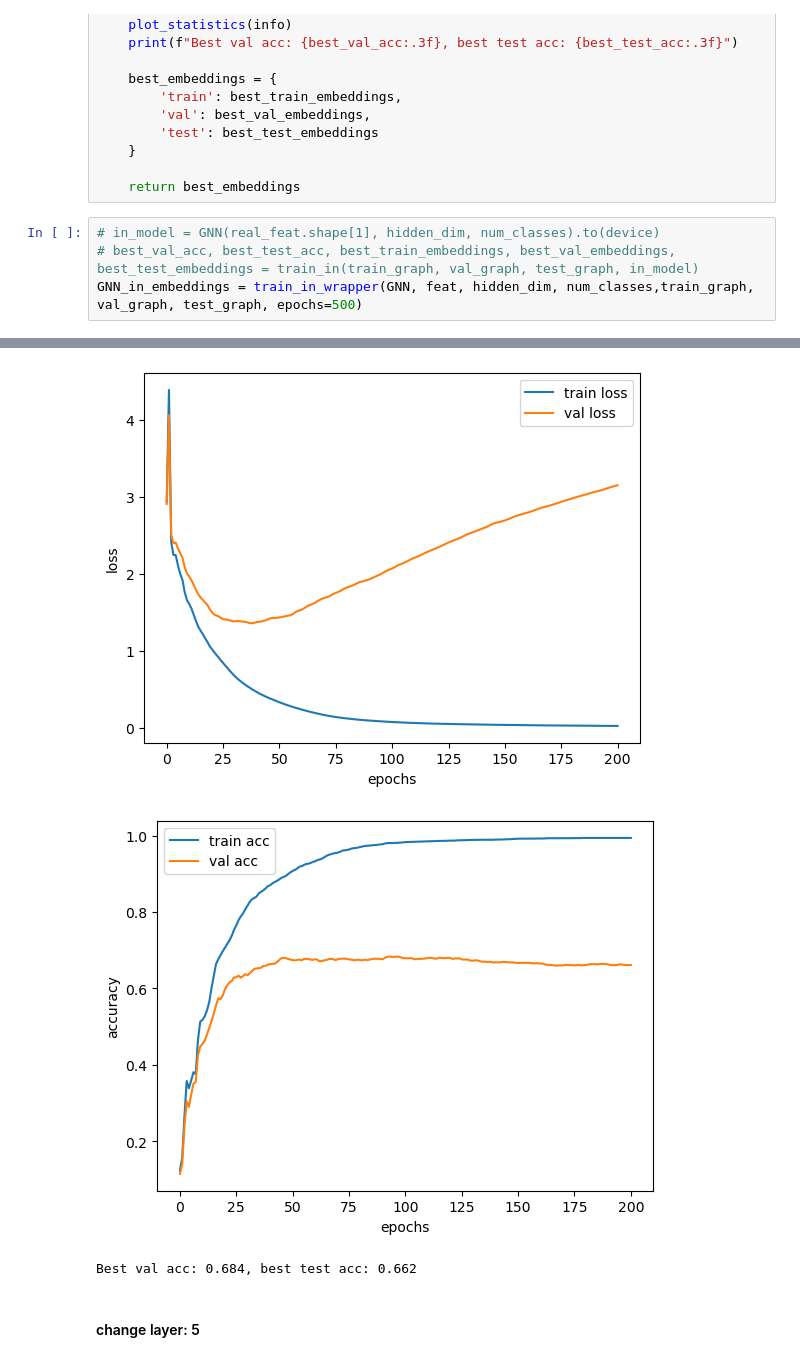
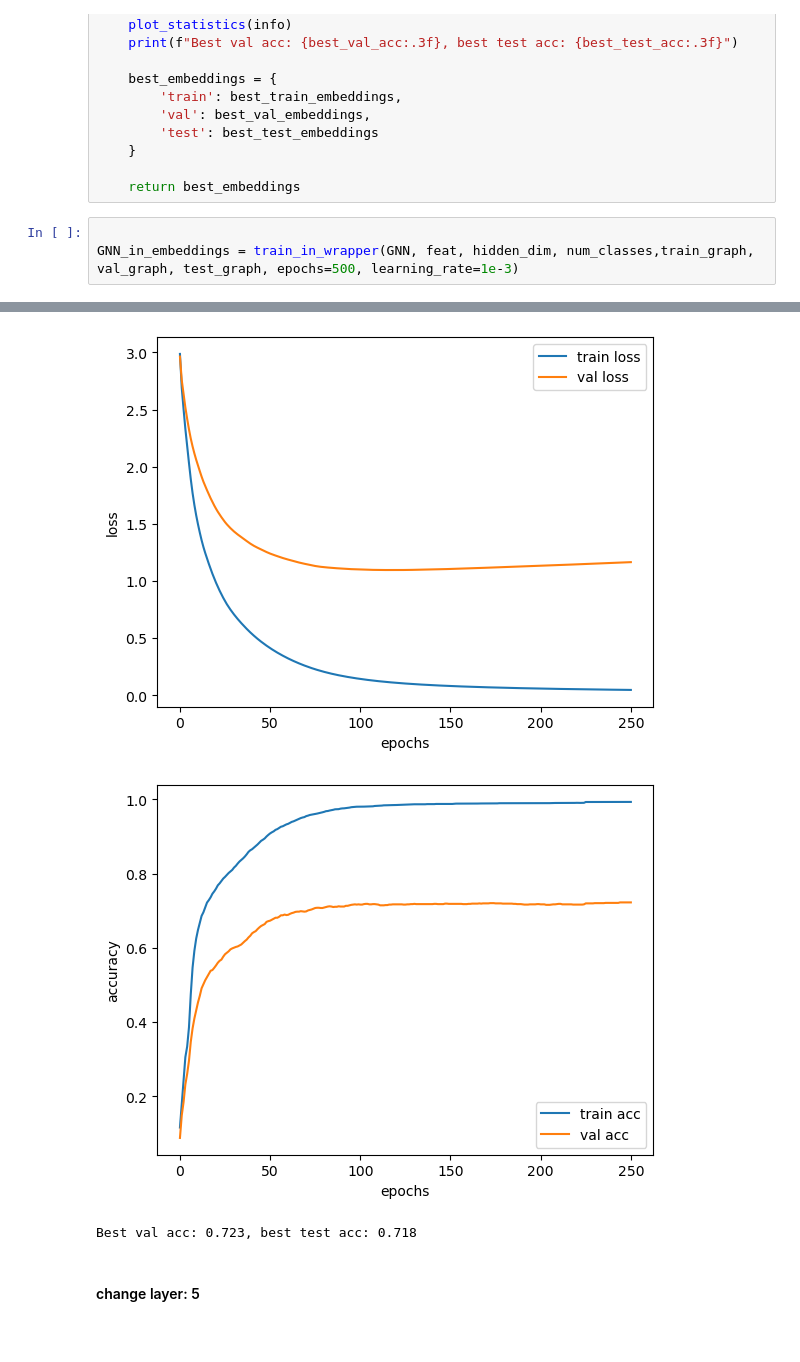
Before and after one commit to darkway-s/Graph_lasftm_asia, a Jupyter notebook: exp3.ipynb, the cells around one changed output, grey strips where cells are left out. Saved outputs shown, nothing was run; the diff lists cells and outputs as text.

```diff
--- a/exp3.ipynb
+++ b/exp3.ipynb
@@ -314,7 +314,6 @@ def train_in_wrapper(ModelClass, feat, hidden_dim, num_classes, train_graph, val
 
     return best_embeddings
 # %%
-# in_model = GNN(real_feat.shape[1], hidden_dim, num_classes).to(device)
-# best_val_acc, best_test_acc, best_train_embeddings, best_val_embeddings, best_test_embeddings = train_in(train_graph, val_graph, test_graph, in_model)
-GNN_in_embeddings = train_in_wrapper(GNN, feat, hidden_dim, num_classes,train_graph, val_graph, test_graph, epochs=500)
+
+GNN_in_embeddings = train_in_wrapper(GNN, feat, hidden_dim, num_classes,train_graph, val_graph, test_graph, epochs=500, learning_rate=1e-3)
 # %% [output]
@@ -327,6 +327,6 @@ Early stopping at epoch 200
-[figure, old version]
+[figure, new version]
-[figure, old version]
+[figure, new version]
-Best val acc: 0.684, best test acc: 0.662
+Best val acc: 0.723, best test acc: 0.718
 # %% [markdown]
 #### change layer: 5
 # %%
```
Also changed, not shown: parts of 2 cells of this notebook.
